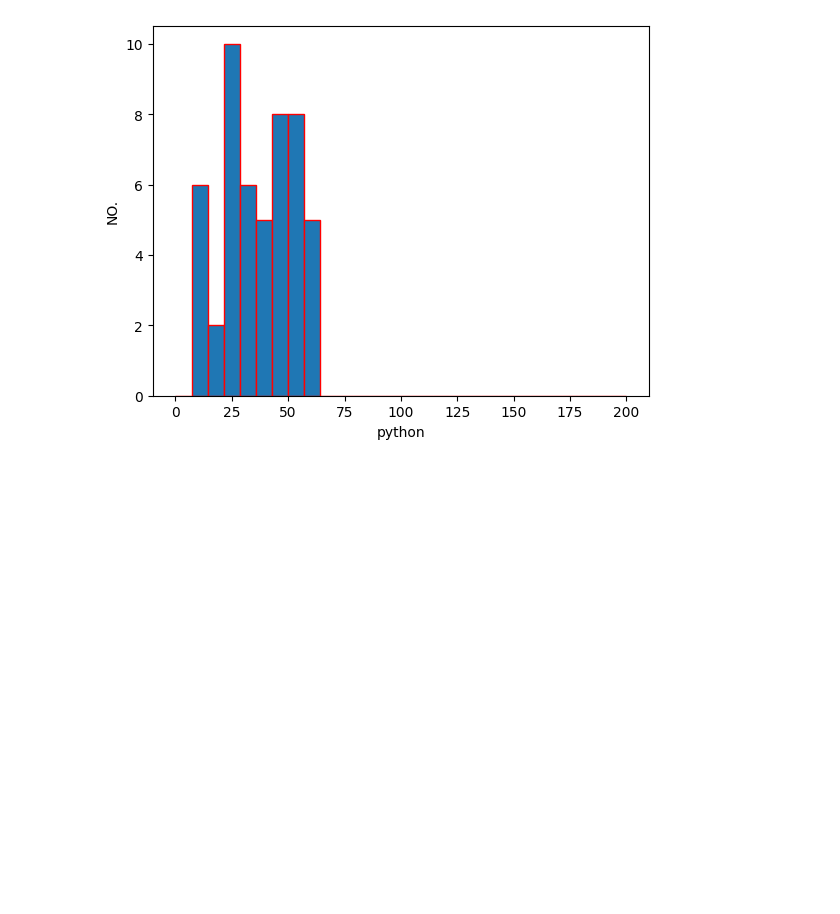
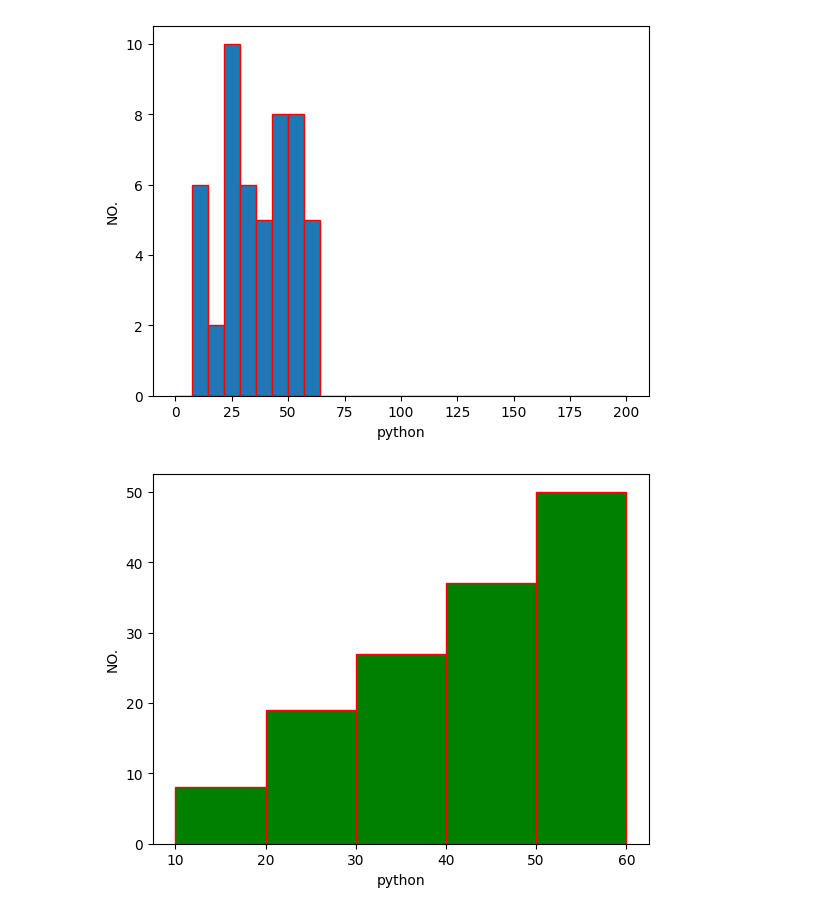
Before and after one commit to RBH2004/matplotlib, a Jupyter notebook: fourth.ipynb, the cells around one changed output. Drawn from its saved outputs; the diff is of its cells as text; code cells hidden in the pictures; blank space fills up the shorter version.

```diff
--- a/fourth.ipynb
+++ b/fourth.ipynb
@@ -55,3 +55,14 @@ plt.ylabel('NO.')
 plt.show()
 # %% [output]
 [figure]
+# %%
+no=[49, 42, 12, 27, 19, 37, 12, 56, 27, 50, 58, 22, 36, 47, 32, 29, 22, 27, 58, 58, 46, 57, 59, 45,
+ 57, 10 ,13, 14 ,57, 31 ,28 ,58, 26, 40, 36, 19, 34, 44, 43, 51, 35, 13, 46, 30 ,54, 23 ,25, 25,
+ 53, 45]
+l=[10,20,30,40,50,60]
+plt.hist(no,color='g',bins=l,edgecolor='r',cumulative=1)
+plt.xlabel('python')
+plt.ylabel('NO.')
+plt.show()
+# %% [output]
+[figure, added]
```
Also changed, not shown: parts of 1 cell of this notebook.
